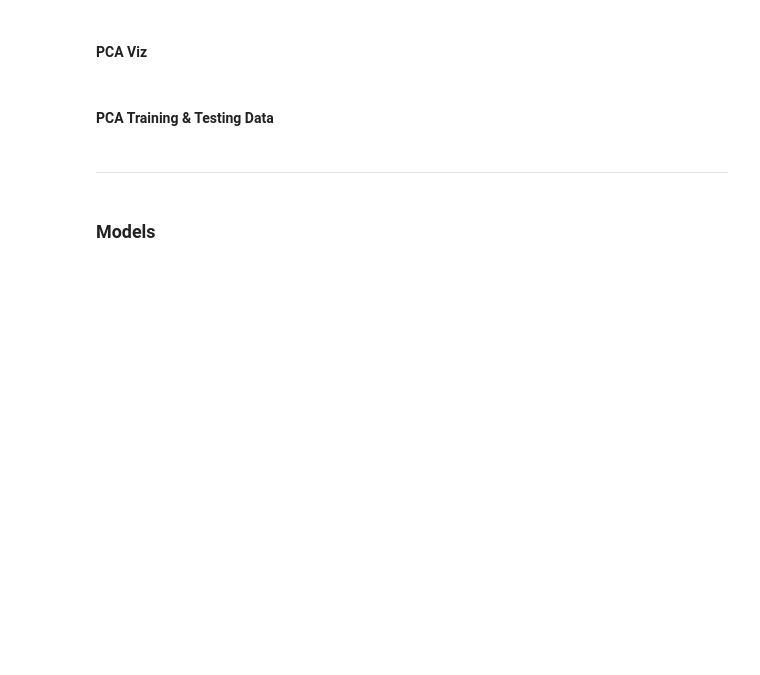
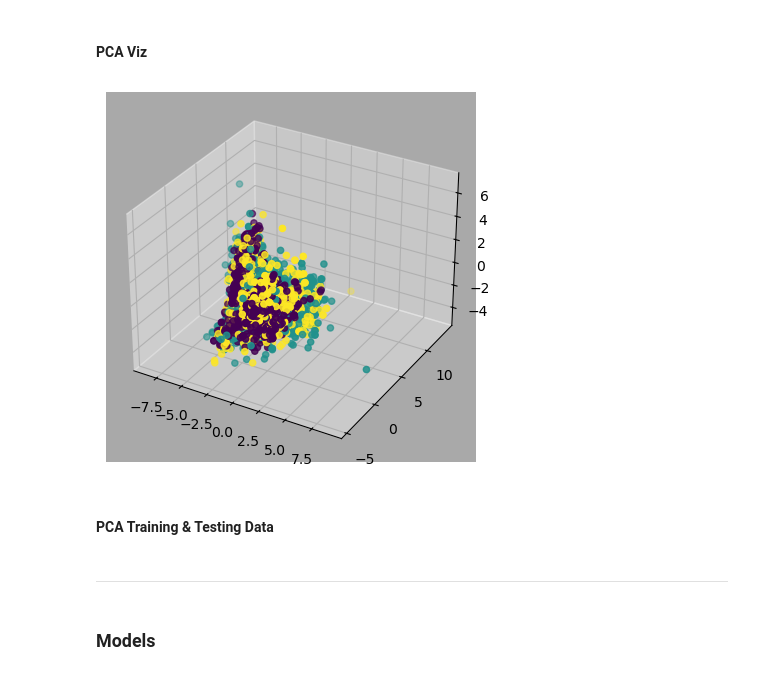
Before and after one commit to N8sGit/group_project_2, a Jupyter notebook: main/main_oversample.ipynb, the cells around one changed output. Saved outputs shown, nothing was run; the diff lists cells and outputs as text; code cells hidden in the pictures; blank space fills up the shorter version.

Commit message:
main files

```diff
--- a/main/main_oversample.ipynb
+++ b/main/main_oversample.ipynb
@@ -34,7 +34,7 @@ from sklearn.metrics import classification_report
 # %%
 path = os.getcwd()
 data = 'Resources\\Wine_data_both.csv'
-path = path.replace('all_wine_raw',data)
+path = path.replace('main',data)
 
 df = pd.read_csv(path)
 # %% [markdown]
@@ -838,16 +1390,18 @@ plt.show()
 # %%
 
 pca = PCA(n_components = 3)
 X_pca = pca.fit_transform(X_scaled)
 
 pca_1 = X_pca[:,0]
 pca_2= X_pca[:,1]
 pca_3 = X_pca[:,2]
 
 fig = plt.figure()
 ax = plt.axes(projection='3d')
-ax.scatter3D(pca_1, pca_2, pca_3, 'gray',c=y)
+ax.scatter3D(pca_1, pca_2, pca_3, 'gray',c=y_resampled)
 plt.show()
+# %% [output]
+[figure, added]
 # %% [markdown]
 #### PCA Training & Testing Data
 # %%
```
Also changed, not shown: parts of 102 cells of this notebook, 2 other files.
